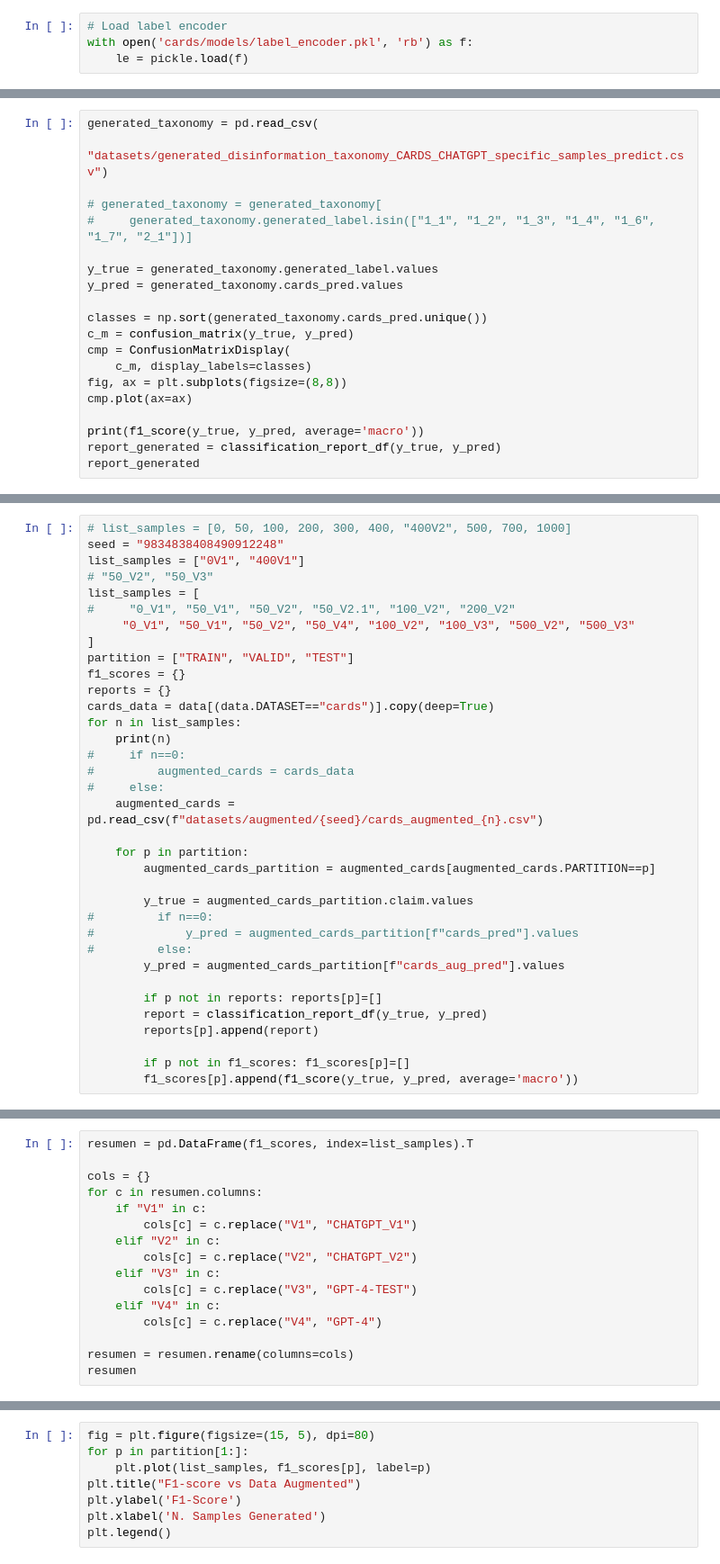
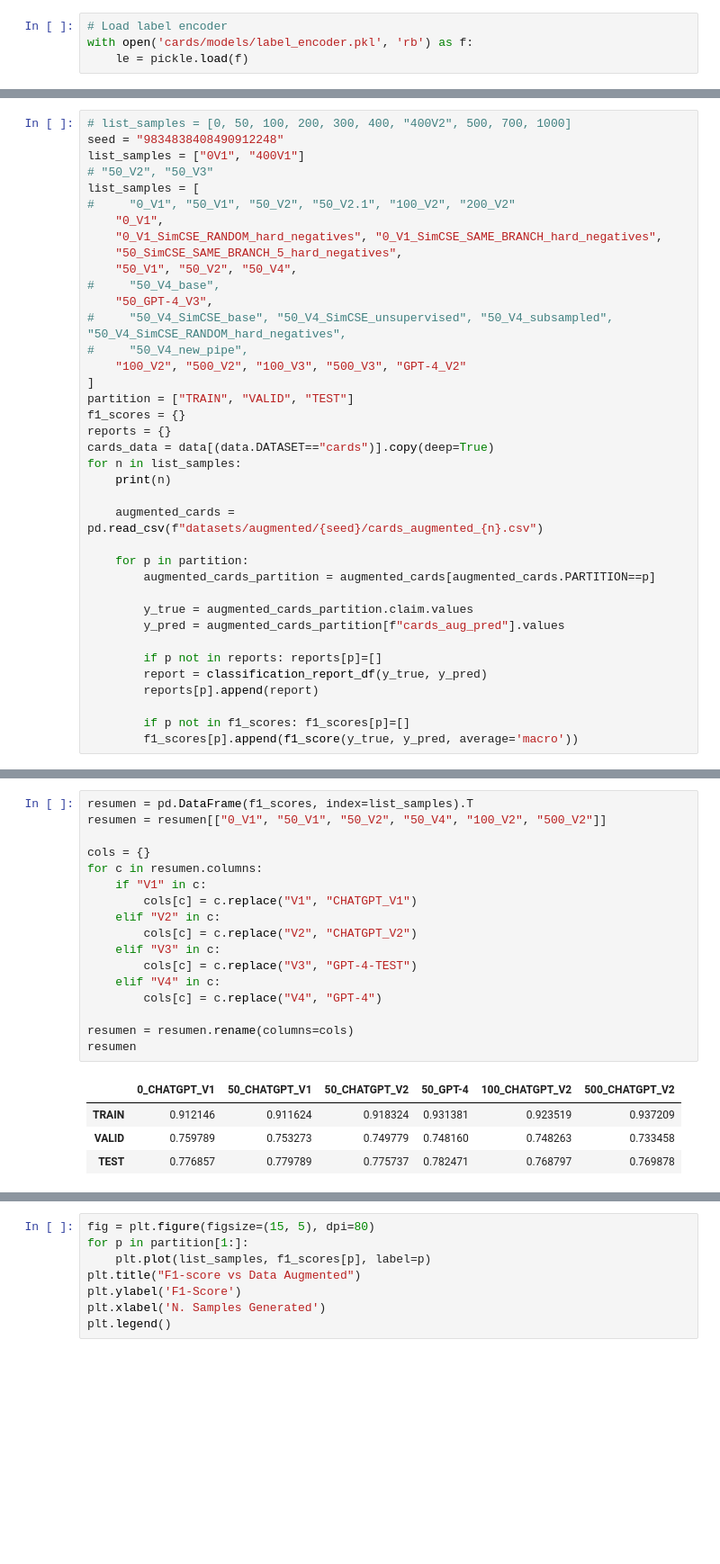
Before and after one commit to crarojasca/MDFI_misinformation, a Jupyter notebook: model_comparative.ipynb, the cells around one changed output, grey strips where cells are left out. Shown at 90% size. Cells and saved outputs as stored; diff of their text form; blank space fills up the shorter version.

```diff
--- a/model_comparative.ipynb
+++ b/model_comparative.ipynb
@@ -212,20 +36,0 @@ display(report)
-# %%
-generated_taxonomy = pd.read_csv(
-    "datasets/generated_disinformation_taxonomy_CARDS_CHATGPT_specific_samples_predict.csv")
-
-# generated_taxonomy = generated_taxonomy[
-#     generated_taxonomy.generated_label.isin(["1_1", "1_2", "1_3", "1_4", "1_6", "1_7", "2_1"])]
-
-y_true = generated_taxonomy.generated_label.values
-y_pred = generated_taxonomy.cards_pred.values
-
-classes = np.sort(generated_taxonomy.cards_pred.unique())
-c_m = confusion_matrix(y_true, y_pred)
-cmp = ConfusionMatrixDisplay(
-    c_m, display_labels=classes)
-fig, ax = plt.subplots(figsize=(8,8))
-cmp.plot(ax=ax)
-
-print(f1_score(y_true, y_pred, average='macro'))
-report_generated = classification_report_df(y_true, y_pred)
-report_generated
@@ -238,7 +41,15 @@ list_samples = ["0V1", "400V1"]
 # "50_V2", "50_V3"
 list_samples = [
 #     "0_V1", "50_V1", "50_V2", "50_V2.1", "100_V2", "200_V2"
-     "0_V1", "50_V1", "50_V2", "50_V4", "100_V2", "100_V3", "500_V2", "500_V3"
+    "0_V1",
+    "0_V1_SimCSE_RANDOM_hard_negatives", "0_V1_SimCSE_SAME_BRANCH_hard_negatives",
+    "50_SimCSE_SAME_BRANCH_5_hard_negatives",
+    "50_V1", "50_V2", "50_V4",
+#     "50_V4_base",
+    "50_GPT-4_V3",
+#     "50_V4_SimCSE_base", "50_V4_SimCSE_unsupervised", "50_V4_subsampled", "50_V4_SimCSE_RANDOM_hard_negatives",
+#     "50_V4_new_pipe",
+    "100_V2", "500_V2", "100_V3", "500_V3", "GPT-4_V2"
 ]
 partition = ["TRAIN", "VALID", "TEST"]
 f1_scores = {}
@@ -246,18 +57,13 @@ reports = {}
 cards_data = data[(data.DATASET=="cards")].copy(deep=True)
 for n in list_samples:
     print(n)
-#     if n==0:
-#         augmented_cards = cards_data
-#     else:
+
     augmented_cards = pd.read_csv(f"datasets/augmented/{seed}/cards_augmented_{n}.csv")
 
     for p in partition:
         augmented_cards_partition = augmented_cards[augmented_cards.PARTITION==p]
 
         y_true = augmented_cards_partition.claim.values
-#         if n==0:
-#             y_pred = augmented_cards_partition[f"cards_pred"].values
-#         else:
         y_pred = augmented_cards_partition[f"cards_aug_pred"].values
 
         if p not in reports: reports[p]=[]
@@ -269,16 +89,22 @@ for n in list_samples:
 # %%
 resumen = pd.DataFrame(f1_scores, index=list_samples).T
+resumen = resumen[["0_V1", "50_V1", "50_V2", "50_V4", "100_V2", "500_V2"]]
 
 cols = {}
 for c in resumen.columns:
     if "V1" in c:
         cols[c] = c.replace("V1", "CHATGPT_V1")
     elif "V2" in c:
         cols[c] = c.replace("V2", "CHATGPT_V2")
     elif "V3" in c:
         cols[c] = c.replace("V3", "GPT-4-TEST")
     elif "V4" in c:
         cols[c] = c.replace("V4", "GPT-4")
 
 resumen = resumen.rename(columns=cols)
 resumen
+# %% [output]
+|  | 0_CHATGPT_V1 | 50_CHATGPT_V1 | 50_CHATGPT_V2 | 50_GPT-4 | 100_CHATGPT_V2 | 500_CHATGPT_V2 |
+| TRAIN | 0.912146 | 0.911624 | 0.918324 | 0.931381 | 0.923519 | 0.937209 |
+| VALID | 0.759789 | 0.753273 | 0.749779 | 0.748160 | 0.748263 | 0.733458 |
+| TEST | 0.776857 | 0.779789 | 0.775737 | 0.782471 | 0.768797 | 0.769878 |
```
Also changed, not shown: parts of 58 cells of this notebook, 16 other files.
